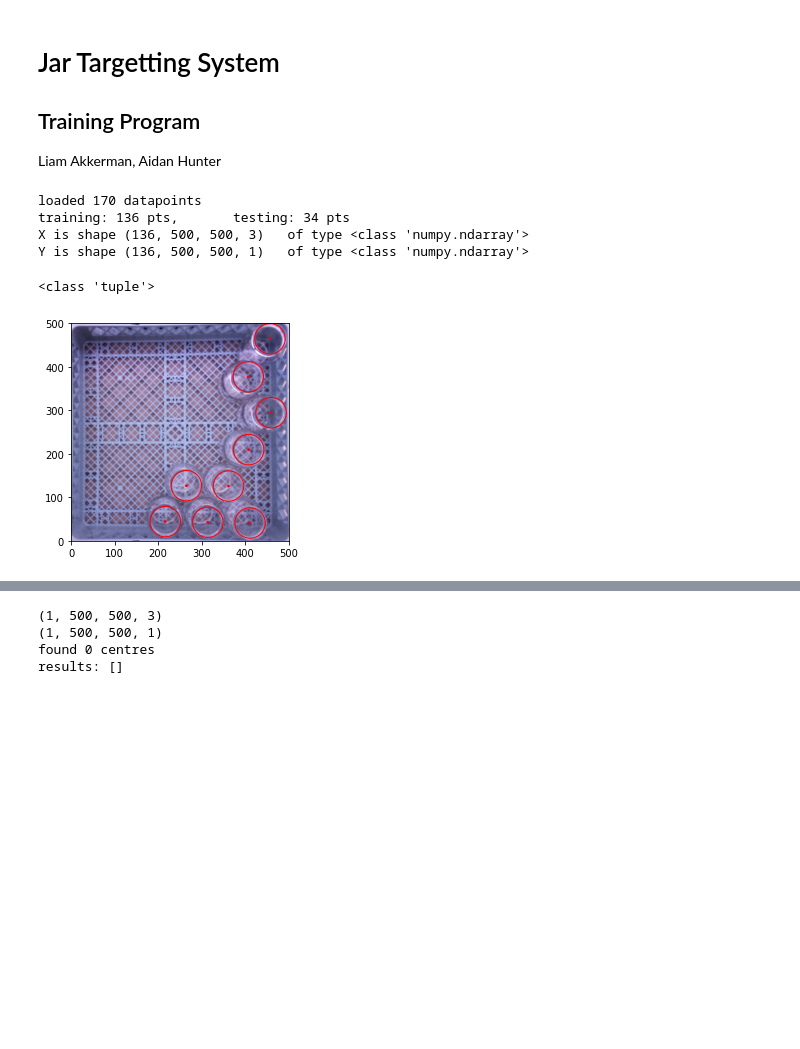
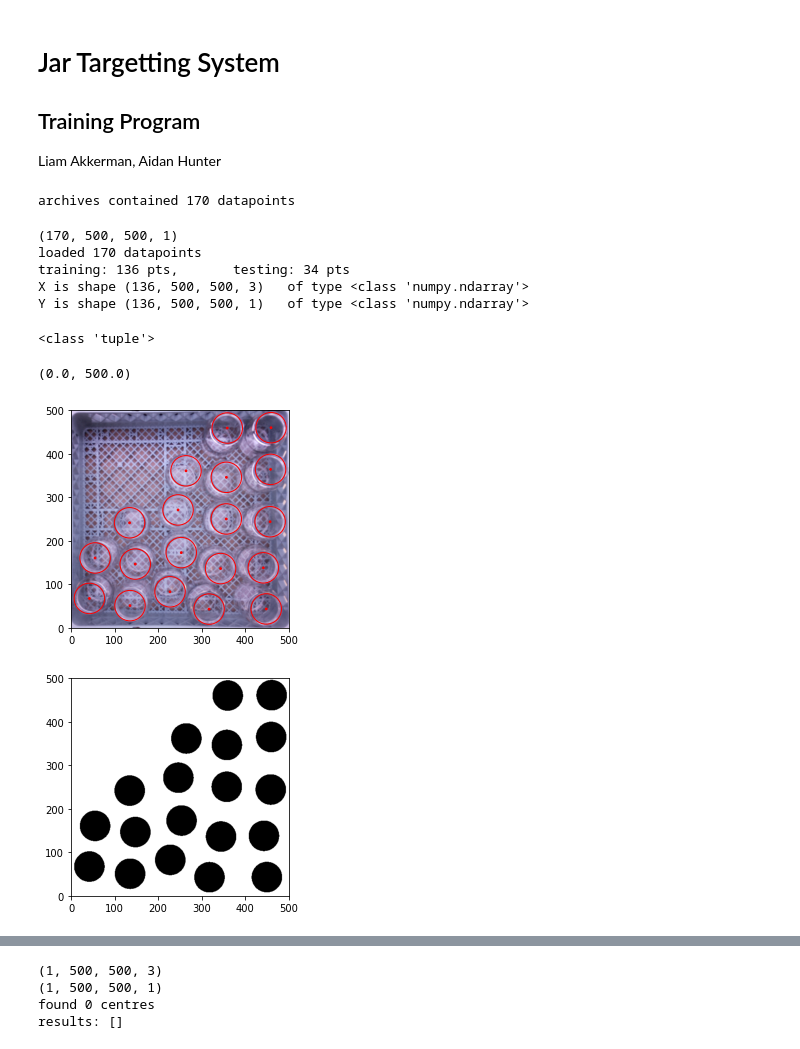
Before and after one commit to LiamAkkerman/Jar-Vision-System, a Jupyter notebook: desktop/main.ipynb, the cells around one changed output, grey strips where cells are left out. Saved outputs shown, nothing was run; the diff lists cells and outputs as text; code cells hidden in the pictures; blank space fills up the shorter version.

Commit message:
change image method to mark full circles
instead of single pixels at centres

```diff
--- a/desktop/main.ipynb
+++ b/desktop/main.ipynb
@@ -27,6 +27,26 @@ def coords_to_image(coords, shape=(500,500,1), high_value=0.999):
         for pt in pt_list:
             image[i, int(np.floor(pt[0])), int(np.floor(pt[1])), :] = high_value
     return image
+# %%
+# coords_to_image(y_data_raw, shape=(*x_data.shape[:3], 1))
+def coords_to_image_full(coords, shape=(500,500,1), high_value=0.999):
+    '''
+    convert a list of tuples of jar coordinates into an image with entire circles filled.
+    TODO the high value must be lower than 1 for Keras.
+    '''
+
+    from skimage.draw import disk
+
+    shape_padded = (shape[0] + 100, shape[1] + 100, 1)
+
+    image = np.zeros(shape, dtype='float')
+    for i, pt_list in enumerate(coords): # TODO rewrite with better looping
+        for pt in pt_list:
+            rr, cc = disk(pt, 35) # draw a circle
+            image[i, cc, rr, :] = high_value # write it onto the image
+    image_trimmed = image[:shape[0], :shape[1]]
+    print(image_trimmed.shape)
+    return image
 # %%
 def image_to_coords(image, high_threashold=0.5):
     '''
@@ -71,14 +93,21 @@ archive_list = glob('../dataset/*.pkl.bz2')
 for archive in archive_list:
     with bz2.BZ2File(archive, mode='r') as f:
         dataset.extend(pickle.load(f))
+
+print('archives contained', len(dataset), 'datapoints')
+# %% [output]
+archives contained 170 datapoints
 # %%
 # Split the data
 
 x_data = np.asarray([a['image']/255.0 for a in dataset if not a['testing']], dtype='float')
 
 y_data_raw = [a['label'] for a in dataset if not a['testing']]
+# for row in y_data_raw:
+#     if len(row) > 0:
+#         print(np.amax(row))
 y_data_coord = np.asarray(y_data_raw, dtype='object')
-y_data_image = coords_to_image(y_data_raw, shape=(*x_data.shape[:3], 1))
+y_data_image = coords_to_image_full(y_data_raw, shape=(*x_data.shape[:3], 1))
 
 print('loaded', len(x_data), 'datapoints')
 
@@ -94,6 +123,7 @@ print('Y is shape', y_train.shape, '\tof type', type(y_train))
 # x_data = None
 # y_data = None
 # %% [output]
+(170, 500, 500, 1)
 loaded 170 datapoints
 training: 136 pts,       testing: 34 pts
 X is shape (136, 500, 500, 3)   of type <class 'numpy.ndarray'>
@@ -101,20 +153,26 @@ Y is shape (136, 500, 500, 1)   of type <class 'numpy.ndarray'>
 # %%
-# visualize samples
+# visualize a sample
 from random import choice
-import matplotlib.patches as patches
 
-rand_image = choice(list(zip(x_data, y_data_coord)))
+rand_image = choice(list(zip(x_data, y_data_coord, y_data_image)))
 print(type(rand_image))
 while len(rand_image[1]) < 5:    # make sure the chosen one is interesting
-    rand_image = choice(list(zip(x_train, y_train)))
+    rand_image = choice(list(zip(x_data, y_data_coord, y_data_image)))
 
 fig, ax = plt.subplots()
 plt.imshow(rand_image[0])
 plt.xlim([0, 500])
 plt.ylim([0, 500])
 #plt.axis('off')
 
 overlay_centres(rand_image[1], ax)
+
+fig, ax = plt.subplots()
+plt.imshow(rand_image[2], cmap='binary')
+plt.xlim([0, 500])
+plt.ylim([0, 500])
 # %% [output]
 <class 'tuple'>
+(0.0, 500.0)
-[figure, old version]
+[figure, new version]
+[figure, added]
```
Also changed, not shown: parts of 6 cells of this notebook.
